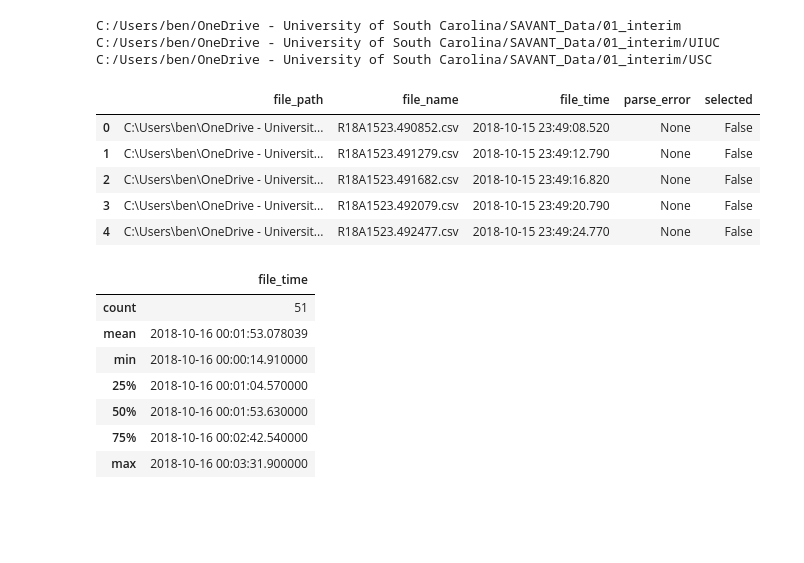
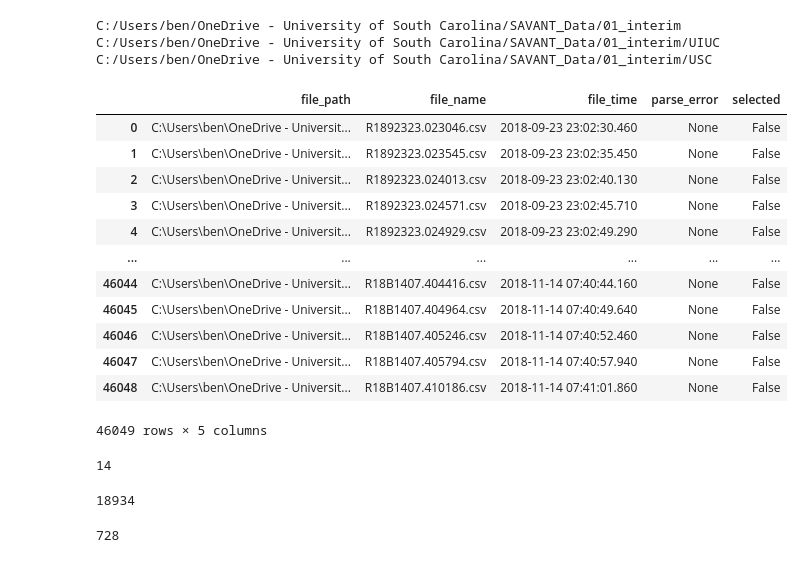
Before and after one commit to marositesUSC/dissertation, a Jupyter notebook: notebooks/lidar_signal_processing/01_read_and_parse_files.ipynb, the cells around one changed output. Saved outputs shown, nothing was run; the diff lists cells and outputs as text; code cells hidden in the pictures; blank space fills up the shorter version.

Commit message:
got the parser working for both systems.

```diff
--- a/notebooks/lidar_signal_processing/01_read_and_parse_files.ipynb
+++ b/notebooks/lidar_signal_processing/01_read_and_parse_files.ipynb
@@ -29,33 +29,48 @@ print(usc_dir)
 C:/Users/ben/OneDrive - University of South Carolina/SAVANT_Data/01_interim
 C:/Users/ben/OneDrive - University of South Carolina/SAVANT_Data/01_interim/UIUC
 C:/Users/ben/OneDrive - University of South Carolina/SAVANT_Data/01_interim/USC
-# %%
-
-uiuc_files = find_files_by_time(
-    root_dir=uiuc_dir+'/10152018',
-    source="UIUC",
-    start_time="2018-10-15 23:50:00",
-    end_time="2018-10-16 00:10:00",
-    pattern="R*",
-    recursive=True,
-)
-
-uiuc_files.head()
-# %% [output]
-|  | file_path | file_name | file_time | parse_error | selected |
-| 0 | C:\Users\ben\OneDrive - Universit... | R18A1523.490852.csv | 2018-10-15 23:49:08.520 | None | False |
-| 1 | C:\Users\ben\OneDrive - Universit... | R18A1523.491279.csv | 2018-10-15 23:49:12.790 | None | False |
-| 2 | C:\Users\ben\OneDrive - Universit... | R18A1523.491682.csv | 2018-10-15 23:49:16.820 | None | False |
-| 3 | C:\Users\ben\OneDrive - Universit... | R18A1523.492079.csv | 2018-10-15 23:49:20.790 | None | False |
-| 4 | C:\Users\ben\OneDrive - Universit... | R18A1523.492477.csv | 2018-10-15 23:49:24.770 | None | False |
 # %%
-uiuc_files[uiuc_files['selected']==True].describe()
+# find all uiuc lidar data from a specific time range
+uiuc_table = find_files_by_time(
+    root_dir=uiuc_dir,
+    source="UIUC",
+    start_time="2018-10-15 23:00:00",
+    end_time="2018-10-16 00:00:00",
+)
+
+uiuc_table
 # %% [output]
-|  | file_time |
-| count | 51 |
-| mean | 2018-10-16 00:01:53.078039 |
-| min | 2018-10-16 00:00:14.910000 |
-| 25% | 2018-10-16 00:01:04.570000 |
-| 50% | 2018-10-16 00:01:53.630000 |
-| 75% | 2018-10-16 00:02:42.540000 |
-| max | 2018-10-16 00:03:31.900000 |
+|  | file_path | file_name | file_time | parse_error | selected |
+| 0 | C:\Users\ben\OneDrive - Universit... | R1892323.023046.csv | 2018-09-23 23:02:30.460 | None | False |
+| 1 | C:\Users\ben\OneDrive - Universit... | R1892323.023545.csv | 2018-09-23 23:02:35.450 | None | False |
+| 2 | C:\Users\ben\OneDrive - Universit... | R1892323.024013.csv | 2018-09-23 23:02:40.130 | None | False |
+| 3 | C:\Users\ben\OneDrive - Universit... | R1892323.024571.csv | 2018-09-23 23:02:45.710 | None | False |
+| 4 | C:\Users\ben\OneDrive - Universit... | R1892323.024929.csv | 2018-09-23 23:02:49.290 | None | False |
+| ... | ... | ... | ... | ... | ... |
+| 46044 | C:\Users\ben\OneDrive - Universit... | R18B1407.404416.csv | 2018-11-14 07:40:44.160 | None | False |
+| 46045 | C:\Users\ben\OneDrive - Universit... | R18B1407.404964.csv | 2018-11-14 07:40:49.640 | None | False |
+| 46046 | C:\Users\ben\OneDrive - Universit... | R18B1407.405246.csv | 2018-11-14 07:40:52.460 | None | False |
+| 46047 | C:\Users\ben\OneDrive - Universit... | R18B1407.405794.csv | 2018-11-14 07:40:57.940 | None | False |
+| 46048 | C:\Users\ben\OneDrive - Universit... | R18B1407.410186.csv | 2018-11-14 07:41:01.860 | None | False |
+46049 rows × 5 columns
+# %%
+uiuc_files = get_selected_file_paths(uiuc_table)
+len(uiuc_files)
+# %% [output]
+14
+# %%
+usc_table = find_files_by_time(
+    root_dir=usc_dir,
+    source="USC",
+    start_time="2018-11-02 23:00:00",
+    end_time="2018-11-03 00:00:00",
+)
+
+len(usc_table)
+# %% [output]
+18934
+# %%
+usc_files = get_selected_file_paths(usc_table)
+len(usc_files)
+# %% [output]
+728
```
Also changed, not shown: parts of 3 cells of this notebook, 2 other files.
